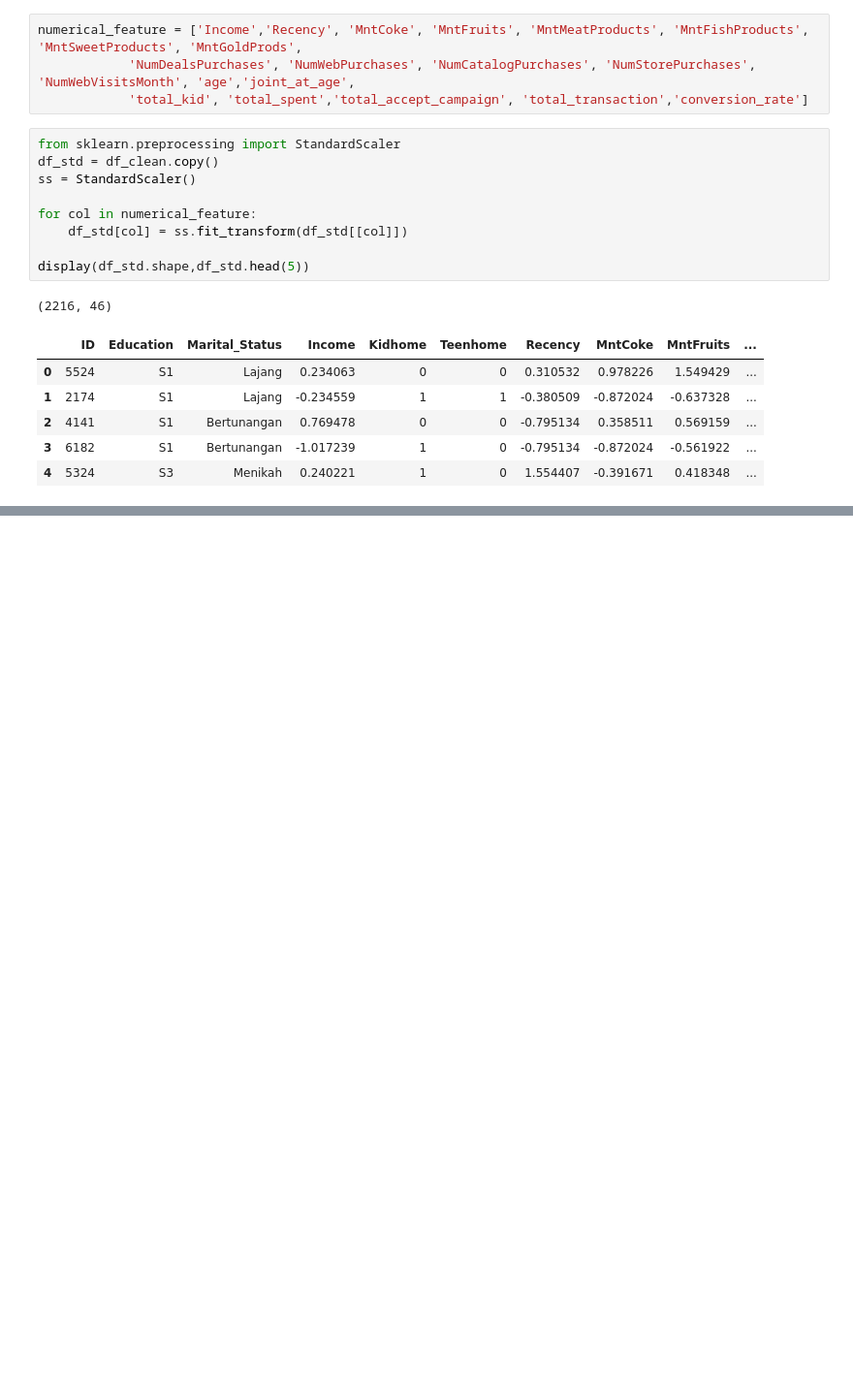
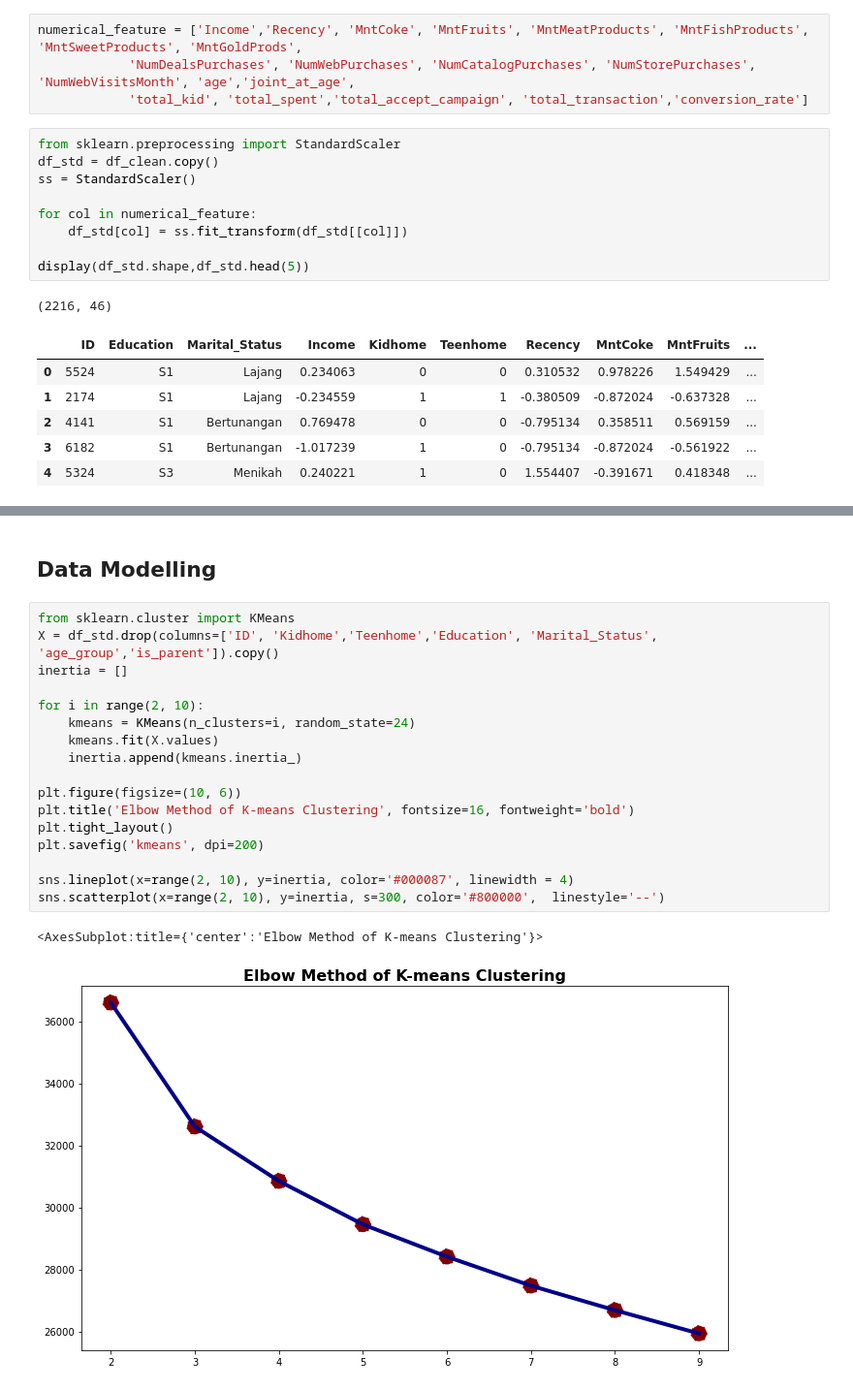
Before and after one commit to audryannoor/Predict-Customer-Personality-To-Boost-Marketing-Campaign-By-Using-Machine-Learning, a Jupyter notebook: Rafif Noor Audryan_Marketing Campaign.ipynb, the cells around one changed output, grey strips where cells are left out. Shown at 97% size. Cells and saved outputs as stored; diff of their text form; blank space fills up the shorter version.

```diff
--- a/Rafif Noor Audryan_Marketing Campaign.ipynb
+++ b/Rafif Noor Audryan_Marketing Campaign.ipynb
@@ -400,0 +413,22 @@ display(df_std.shape,df_std.head(5))
+# %% [markdown]
+## Data Modelling
+# %%
+from sklearn.cluster import KMeans
+X = df_std.drop(columns=['ID', 'Kidhome','Teenhome','Education', 'Marital_Status', 'age_group','is_parent']).copy()
+inertia = []
+
+for i in range(2, 10):
+    kmeans = KMeans(n_clusters=i, random_state=24)
+    kmeans.fit(X.values)
+    inertia.append(kmeans.inertia_)
+
+plt.figure(figsize=(10, 6))
+plt.title('Elbow Method of K-means Clustering', fontsize=16, fontweight='bold')
+plt.tight_layout()
+plt.savefig('kmeans', dpi=200)
+
+sns.lineplot(x=range(2, 10), y=inertia, color='#000087', linewidth = 4)
+sns.scatterplot(x=range(2, 10), y=inertia, s=300, color='#800000',  linestyle='--')
+# %% [output]
+<AxesSubplot:title={'center':'Elbow Method of K-means Clustering'}>
+[figure, added]
```
Also changed, not shown: parts of 37 cells of this notebook.
